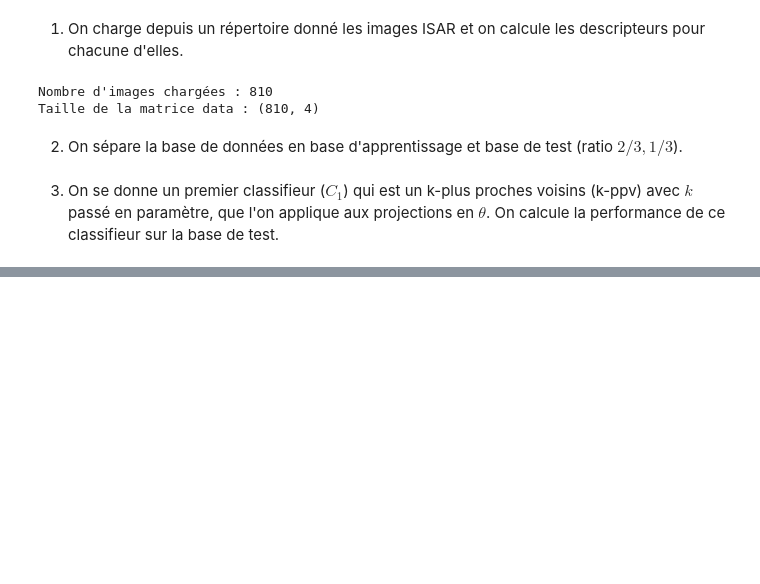
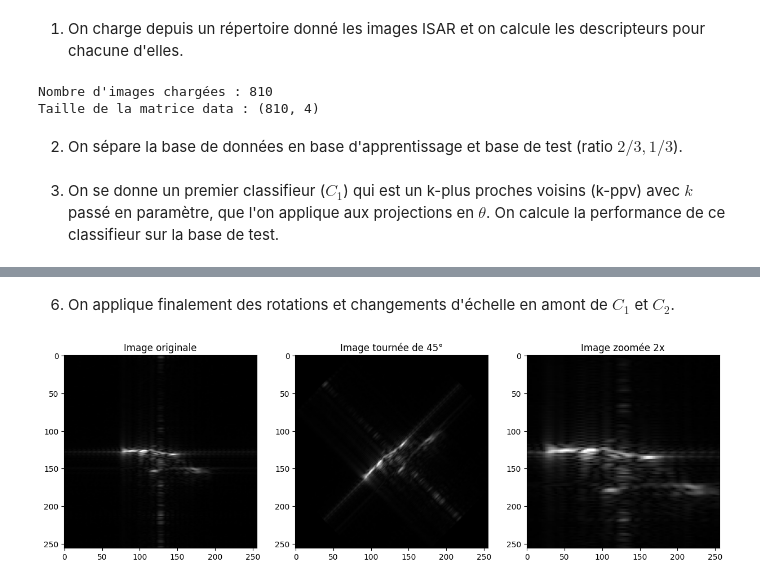
Before and after one commit to thomas40510/MLMythe, a Jupyter notebook: BE-noté/BE noté PRV.ipynb, the cells around one changed output, grey strips where cells are left out. Cells and saved outputs as stored; diff of their text form; code cells hidden in the pictures; blank space fills up the shorter version.

```diff
--- a/BE-noté/BE noté PRV.ipynb
+++ b/BE-noté/BE noté PRV.ipynb
@@ -508,0 +579,11 @@ Score : 0.8851851851851852
+# %% [markdown]
+6. On applique finalement des rotations et changements d'échelle en amont de $C_1$ et $C_2$.
+# %%
+def load_images(dir):
+    files = os.listdir(dir)
+    res = []
+    for i, f in enumerate(files):
+        img = Image.open(dir+'/'+f)
+        img = np.array(img)
+        res.append(img)
+    return np.asarray(res, dtype=np.uint8)
@@ -508,0 +613,26 @@ Score : 0.8851851851851852
+# %%
+from skimage.transform import rotate
+theta = 45
+scale = 2
+
+images = load_images('images_ISAR')
+# on extrait les labels
+labels = [f.split('_')[0] for f in os.listdir('images_ISAR')]
+
+# on applique une rotation
+images_rot = [rotate(image, theta) for image in images]
+
+# on applique un changement d'échelle
+images_scale = [zoom(image, scale) for image in images]
+# %%
+# on affiche les images
+fig, ax = plt.subplots(1, 3, figsize=(15, 15))
+ax[0].imshow(images[0], cmap='gray')
+ax[0].set_title('Image originale')
+ax[1].imshow(images_rot[0], cmap='gray')
+ax[1].set_title(f"Image tournée de {theta}°")
+ax[2].imshow(images_scale[0], cmap='gray')
+ax[2].set_title(f"Image zoomée {scale}x")
+plt.show()
+# %% [output]
+[figure, added]
```
Also changed, not shown: parts of 21 cells of this notebook.
